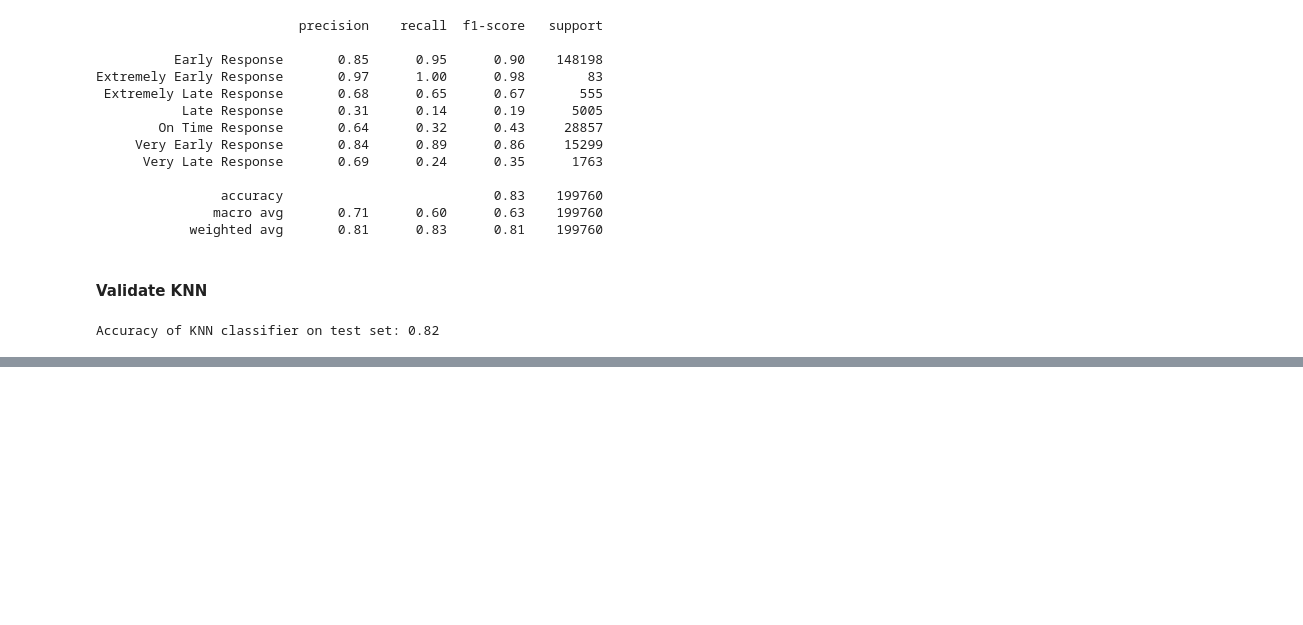
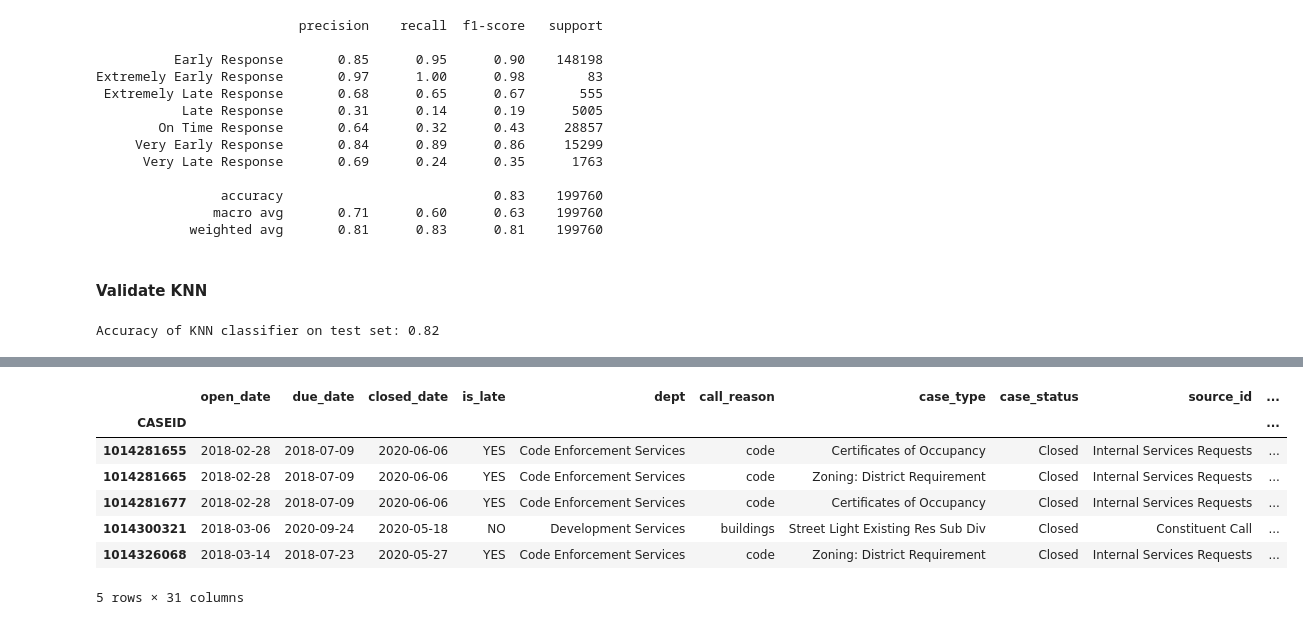
Before and after one commit to 3-1-1-Codeup/project, a Jupyter notebook: workbooks/lori/model.ipynb, the cells around one changed output, grey strips where cells are left out. Saved outputs shown, nothing was run; the diff lists cells and outputs as text; code cells hidden in the pictures; blank space fills up the shorter version.

```diff
--- a/workbooks/lori/model.ipynb
+++ b/workbooks/lori/model.ipynb
@@ -327,0 +481,2 @@ Accuracy of KNN classifier on test set: 0.82
+# %%
+df = df[df.council_district != 0]
@@ -327,0 +551,2 @@ Accuracy of KNN classifier on test set: 0.82
+# %%
+df['sq_miles'] = df['council_district'].apply(get_sq_miles)
@@ -327,0 +555,2 @@ Accuracy of KNN classifier on test set: 0.82
+# %%
+df['sq_miles_by_days'] = df.sq_miles / df.days_before_or_after_due
@@ -327,0 +566,13 @@ Accuracy of KNN classifier on test set: 0.82
+# %%
+df = sq_miles_by_days(df)
+# %%
+df.head()
+# %% [output]
+|  | open_date | due_date | closed_date | is_late | dept | call_reason | case_type | case_status | source_id | ... |
+| CASEID |  |  |  |  |  |  |  |  |  | ... |
+| 1014281655 | 2018-02-28 | 2018-07-09 | 2020-06-06 | YES | Code Enforcement Services | code | Certificates of Occupancy | Closed | Internal Services Requests | ... |
+| 1014281665 | 2018-02-28 | 2018-07-09 | 2020-06-06 | YES | Code Enforcement Services | code | Zoning: District Requirement | Closed | Internal Services Requests | ... |
+| 1014281677 | 2018-02-28 | 2018-07-09 | 2020-06-06 | YES | Code Enforcement Services | code | Certificates of Occupancy | Closed | Internal Services Requests | ... |
+| 1014300321 | 2018-03-06 | 2020-09-24 | 2020-05-18 | NO | Development Services | buildings | Street Light Existing Res Sub Div | Closed | Constituent Call | ... |
+| 1014326068 | 2018-03-14 | 2018-07-23 | 2020-05-27 | YES | Code Enforcement Services | code | Zoning: District Requirement | Closed | Internal Services Requests | ... |
+5 rows × 31 columns
```
Also changed, not shown: parts of 23 cells of this notebook.
